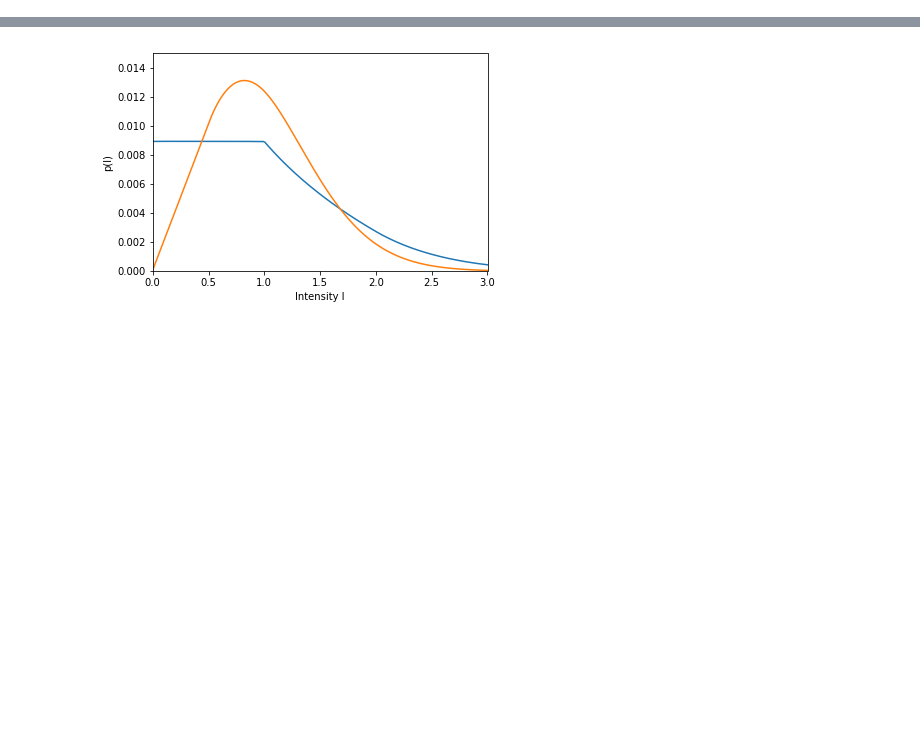
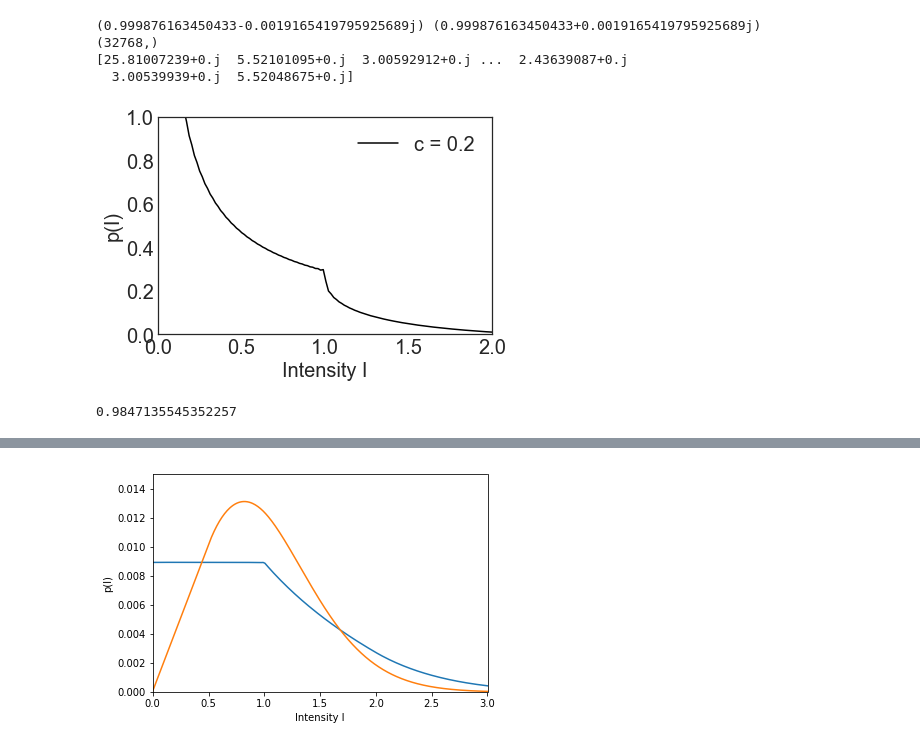
Before and after one commit to hstrey/Intensity-Distribution, a Jupyter notebook: twod_distributions.ipynb, the cells around one changed output, grey strips where cells are left out. Cells and saved outputs as stored; diff of their text form; code cells hidden in the pictures; blank space fills up the shorter version.

```diff
--- a/twod_distributions.ipynb
+++ b/twod_distributions.ipynb
@@ -48,0 +67,45 @@ plt.loglog(k,ei2,"r")
+# %%
+prefactor = np.pi/2*0.2
+er = np.exp(-prefactor*np.euler_gamma)*np.exp(prefactor*f_real)*k**(-prefactor)
+ei1 = np.cos(prefactor*f_imag)
+ei2 = np.sin(prefactor*f_imag)
+er[0]=1
+# need to find the proper way of doing an fft
+freq = np.fft.fftfreq(32768,d)*2*np.pi
+fc1 = er*ei1+1j*er*ei2
+fc2 = np.conj(fc1)
+fc = (fc1[:-1] + fc2[1:])/2
+# make sure that p(x) is normalized and that the highest frequency
+# has no imaginary part
+fc[0] = 1.0
+fc[-1] = np.real(fc[-1])
+# make sure that
+fc_c = np.conj(fc[::-1])
+fc_t = np.concatenate((fc,fc_c[1:-1]))
+
+print(fc_t[2],fc_t[-2])
+print(fc_t.shape)
+
+# take fourier transform and normalize to freq
+cf_fft = 2*np.fft.fft(fc_t)/32768/freq[1]
+
+print(cf_fft)
+disp = 700
+plt.plot(freq[:disp],np.real(cf_fft[:disp]),"k",label="c = 0.2")
+plt.xlim((0,2))
+plt.ylim((0,1))
+plt.xlabel("Intensity I")
+plt.ylabel("p(I)")
+plt.legend()
+plt.savefig("pIanalytic02.png",format='png',dpi=300,bbox_inches='tight',facecolor="white",backgroundcolor="white")
+# %% [output]
+(0.999876163450433-0.0019165419795925689j) (0.999876163450433+0.0019165419795925689j)
+(32768,)
+[25.81007239+0.j  5.52101095+0.j  3.00592912+0.j ...  2.43639087+0.j
+  3.00539939+0.j  5.52048675+0.j]
+[figure, added]
+# %%
+# normalization
+print(trapz(np.real(cf_fft[:steps]),dx=freq[1]))
+# %% [output]
+0.9847135545352257
```
Also changed, not shown: parts of 22 cells of this notebook, 4 other files.
